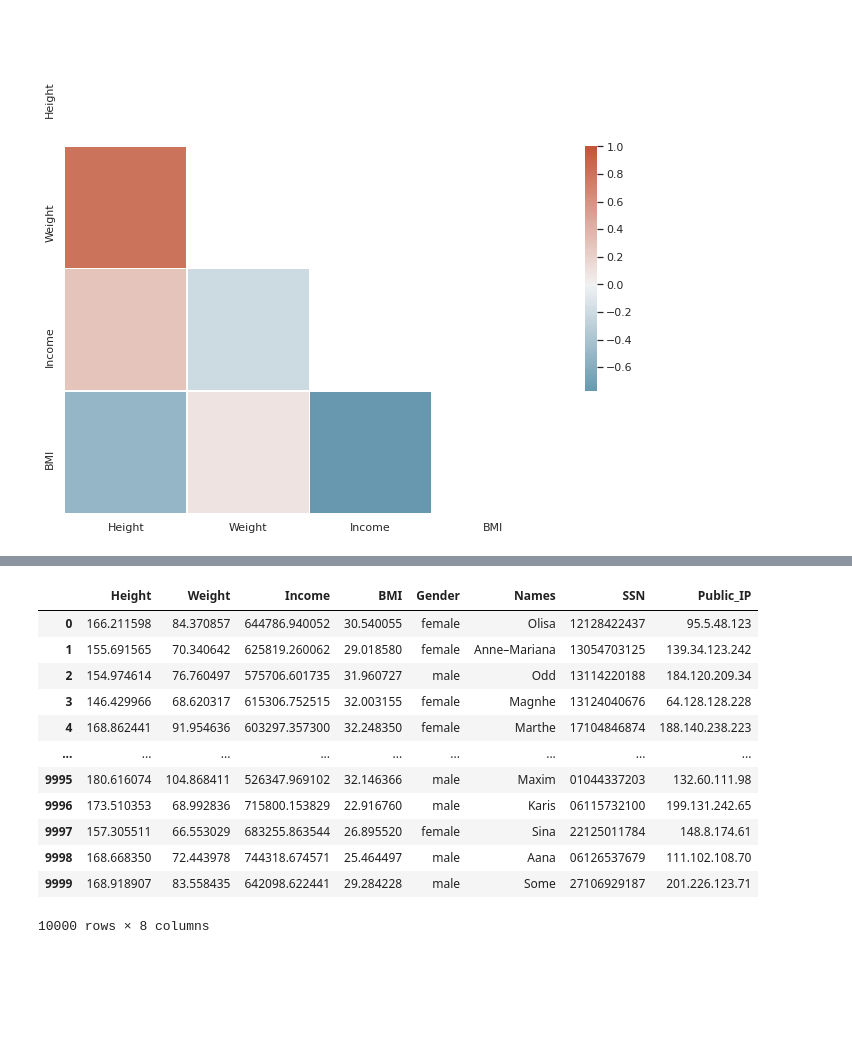
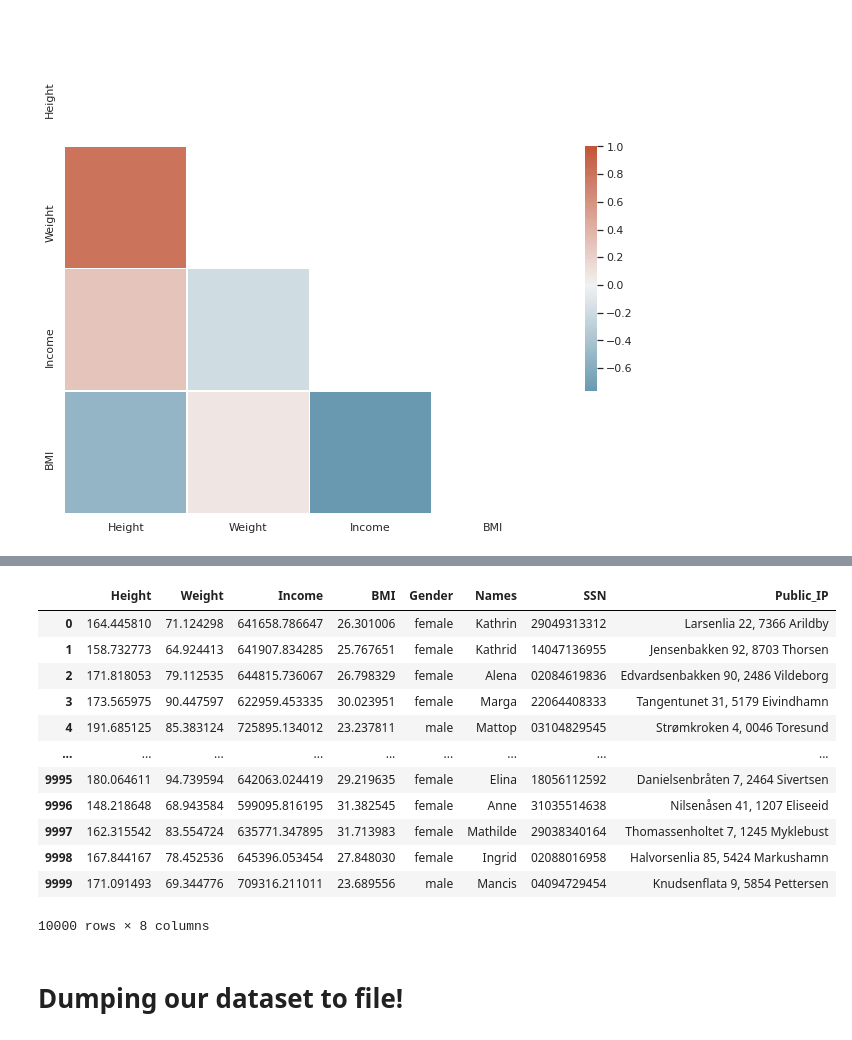
Before and after one commit to martgra/fagmote_syntetiske_data, a Jupyter notebook: Synthetic data.ipynb, the cells around one changed output, grey strips where cells are left out. Drawn from its saved outputs; the diff is of its cells as text; code cells hidden in the pictures; blank space fills up the shorter version.

```diff
--- a/Synthetic data.ipynb
+++ b/Synthetic data.ipynb
@@ -600,24 +613,27 @@ Requirement already satisfied: six>=1.5 in ./venv/lib/python3.6/site-packages (f
 # %%
 from faker import Faker
 from faker.providers import internet
 
 fake = Faker("no_NO")
 fake.add_provider(internet)
 
 samples_df["SSN"] = [fake.ssn() for i in range(len(samples_df))]
 samples_df["Public_IP"] = [fake.ipv4_public() for i in range(len(samples_df))]
+samples_df["Public_IP"] = [fake.address() for i in range(len(samples_df))]
 samples_df
 # %% [output]
 |  | Height | Weight | Income | BMI | Gender | Names | SSN | Public_IP |
-| 0 | 166.211598 | 84.370857 | 644786.940052 | 30.540055 | female | Olisa | 12128422437 | 95.5.48.123 |
-| 1 | 155.691565 | 70.340642 | 625819.260062 | 29.018580 | female | Anne–Mariana | 13054703125 | 139.34.123.242 |
-| 2 | 154.974614 | 76.760497 | 575706.601735 | 31.960727 | male | Odd | 13114220188 | 184.120.209.34 |
-| 3 | 146.429966 | 68.620317 | 615306.752515 | 32.003155 | female | Magnhe | 13124040676 | 64.128.128.228 |
-| 4 | 168.862441 | 91.954636 | 603297.357300 | 32.248350 | female | Marthe | 17104846874 | 188.140.238.223 |
+| 0 | 164.445810 | 71.124298 | 641658.786647 | 26.301006 | female | Kathrin | 29049313312 | Larsenlia 22, 7366 Arildby |
+| 1 | 158.732773 | 64.924413 | 641907.834285 | 25.767651 | female | Kathrid | 14047136955 | Jensenbakken 92, 8703 Thorsen |
+| 2 | 171.818053 | 79.112535 | 644815.736067 | 26.798329 | female | Alena | 02084619836 | Edvardsenbakken 90, 2486 Vildeborg |
+| 3 | 173.565975 | 90.447597 | 622959.453335 | 30.023951 | female | Marga | 22064408333 | Tangentunet 31, 5179 Eivindhamn |
+| 4 | 191.685125 | 85.383124 | 725895.134012 | 23.237811 | male | Mattop | 03104829545 | Strømkroken 4, 0046 Toresund |
 | ... | ... | ... | ... | ... | ... | ... | ... | ... |
-| 9995 | 180.616074 | 104.868411 | 526347.969102 | 32.146366 | male | Maxim | 01044337203 | 132.60.111.98 |
-| 9996 | 173.510353 | 68.992836 | 715800.153829 | 22.916760 | male | Karis | 06115732100 | 199.131.242.65 |
-| 9997 | 157.305511 | 66.553029 | 683255.863544 | 26.895520 | female | Sina | 22125011784 | 148.8.174.61 |
-| 9998 | 168.668350 | 72.443978 | 744318.674571 | 25.464497 | male | Aana | 06126537679 | 111.102.108.70 |
-| 9999 | 168.918907 | 83.558435 | 642098.622441 | 29.284228 | male | Some | 27106929187 | 201.226.123.71 |
+| 9995 | 180.064611 | 94.739594 | 642063.024419 | 29.219635 | female | Elina | 18056112592 | Danielsenbråten 7, 2464 Sivertsen |
+| 9996 | 148.218648 | 68.943584 | 599095.816195 | 31.382545 | female | Anne | 31035514638 | Nilsenåsen 41, 1207 Eliseeid |
+| 9997 | 162.315542 | 83.554724 | 635771.347895 | 31.713983 | female | Mathilde | 29038340164 | Thomassenholtet 7, 1245 Myklebust |
+| 9998 | 167.844167 | 78.452536 | 645396.053454 | 27.848030 | female | Ingrid | 02088016958 | Halvorsenlia 85, 5424 Markushamn |
+| 9999 | 171.091493 | 69.344776 | 709316.211011 | 23.689556 | male | Mancis | 04094729454 | Knudsenflata 9, 5854 Pettersen |
 10000 rows × 8 columns
+# %% [markdown]
+# Dumping our dataset to file!
```
Also changed, not shown: parts of 18 cells of this notebook, 1 other file.
